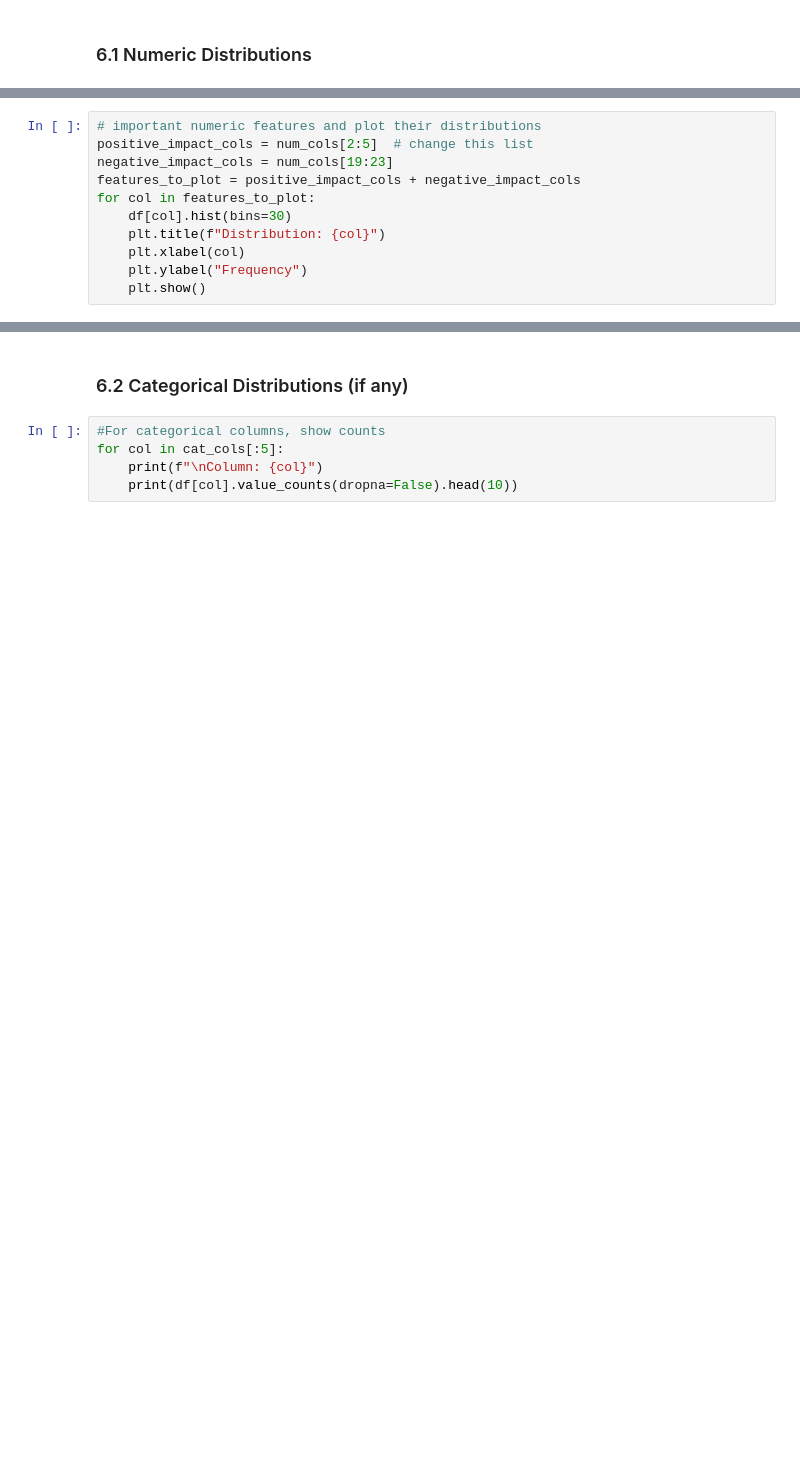
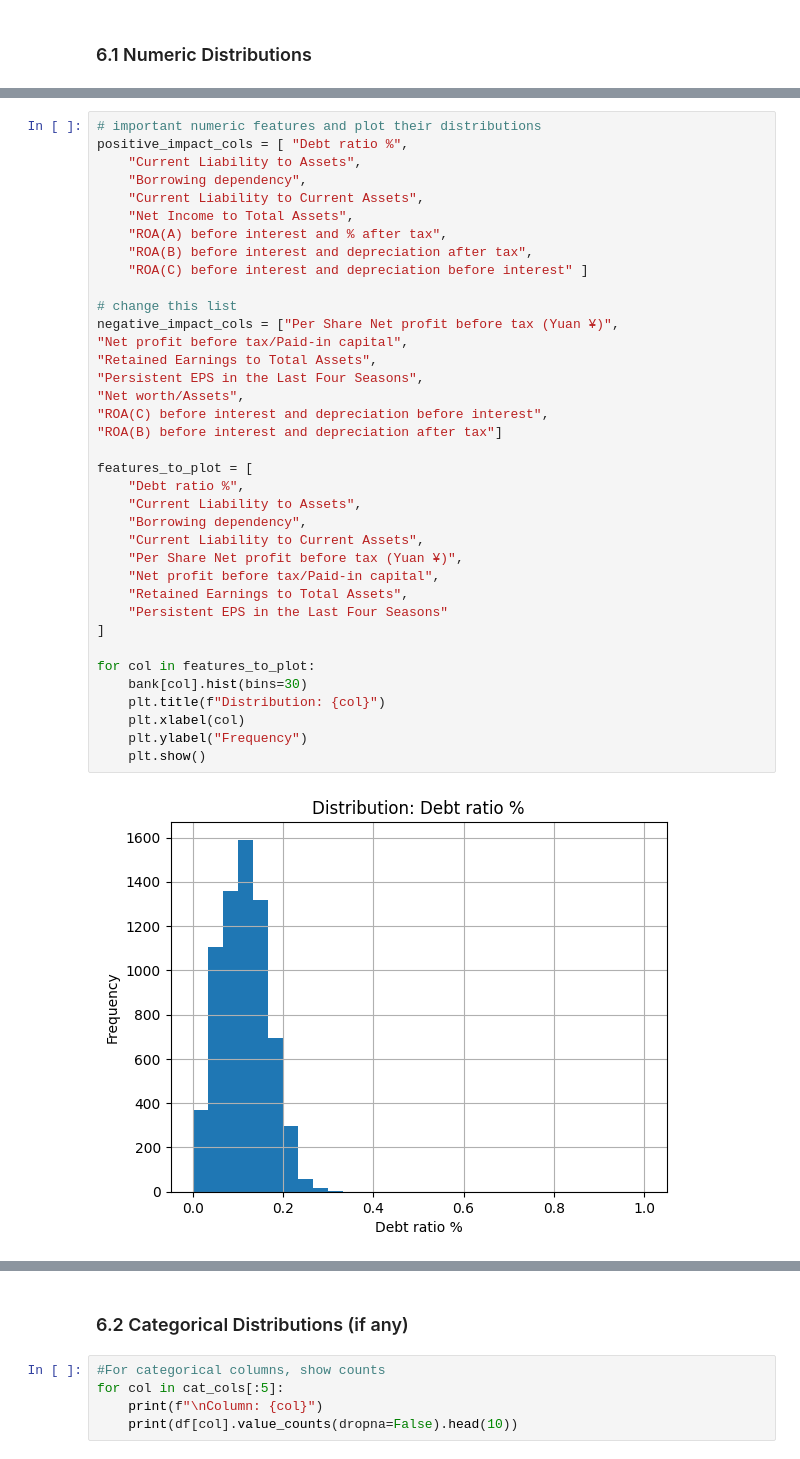
Before and after one commit to kiranmunugoti/Python_DS, a Jupyter notebook: Bankruptcy_EDA_Project_Template.ipynb, the cells around one changed output, grey strips where cells are left out. Saved outputs shown, nothing was run; the diff lists cells and outputs as text; blank space fills up the shorter version.

```diff
--- a/Bankruptcy_EDA_Project_Template.ipynb
+++ b/Bankruptcy_EDA_Project_Template.ipynb
@@ -308,13 +265,2 @@ Net Income to Total Assets                                -0.315003
 Net Income Flag                                                 NaN
 dtype: float64
-# %%
-# important numeric features and plot their distributions
-positive_impact_cols = num_cols[2:5]  # change this list
-negative_impact_cols = num_cols[19:23]
-features_to_plot = positive_impact_cols + negative_impact_cols
-for col in features_to_plot:
-    df[col].hist(bins=30)
-    plt.title(f"Distribution: {col}")
-    plt.xlabel(col)
-    plt.ylabel("Frequency")
-    plt.show()
@@ -328,0 +267,39 @@ for col in features_to_plot:
+# %%
+# important numeric features and plot their distributions
+positive_impact_cols = [ "Debt ratio %",
+    "Current Liability to Assets",
+    "Borrowing dependency",
+    "Current Liability to Current Assets",
+    "Net Income to Total Assets",
+    "ROA(A) before interest and % after tax",
+    "ROA(B) before interest and depreciation after tax",
+    "ROA(C) before interest and depreciation before interest" ]
+
+# change this list
+negative_impact_cols = ["Per Share Net profit before tax (Yuan ¥)",
+"Net profit before tax/Paid-in capital",
+"Retained Earnings to Total Assets",
+"Persistent EPS in the Last Four Seasons",
+"Net worth/Assets",
+"ROA(C) before interest and depreciation before interest",
+"ROA(B) before interest and depreciation after tax"]
+
+features_to_plot = [
+    "Debt ratio %",
+    "Current Liability to Assets",
+    "Borrowing dependency",
+    "Current Liability to Current Assets",
+    "Per Share Net profit before tax (Yuan ¥)",
+    "Net profit before tax/Paid-in capital",
+    "Retained Earnings to Total Assets",
+    "Persistent EPS in the Last Four Seasons"
+]
+
+for col in features_to_plot:
+    bank[col].hist(bins=30)
+    plt.title(f"Distribution: {col}")
+    plt.xlabel(col)
+    plt.ylabel("Frequency")
+    plt.show()
+# %% [output]
+[figure, added]
```
Also changed, not shown: parts of 18 cells of this notebook.
